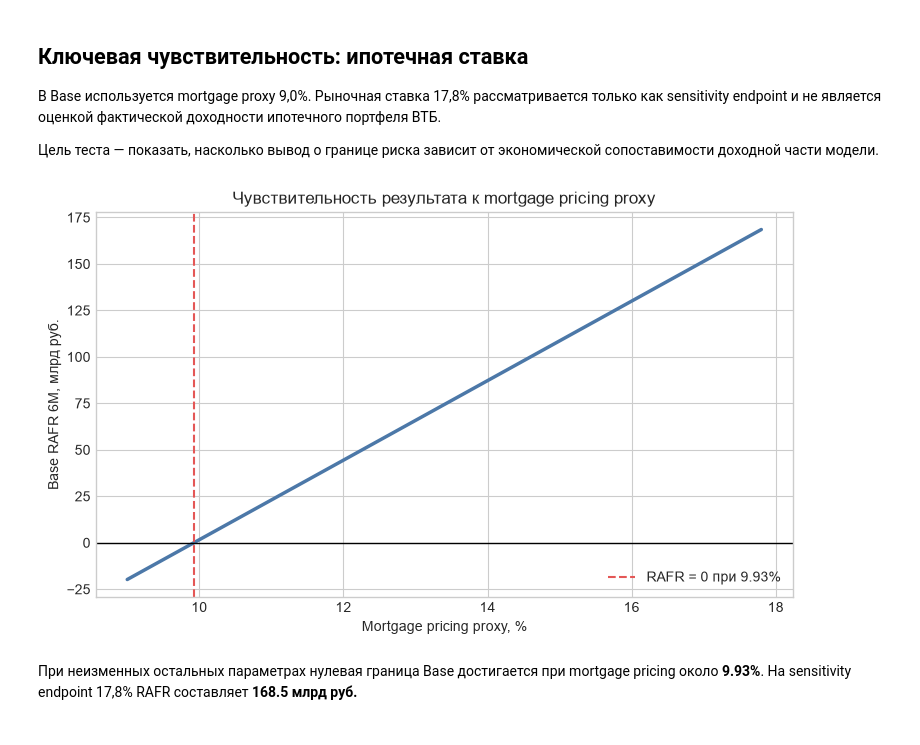
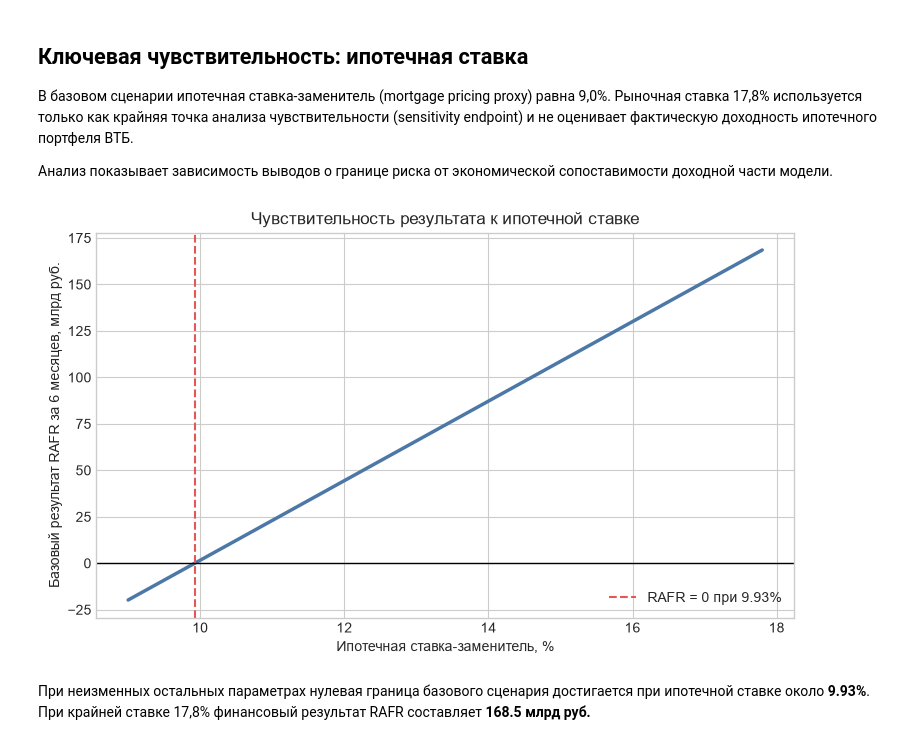
Before and after one commit to artdz1101/finatlon-retail-stress-test, a Jupyter notebook: notebooks/03_stress_model_calibration.ipynb, the cells around one changed output. Cells and saved outputs as stored; diff of their text form; code cells hidden in the pictures.

```diff
--- a/notebooks/03_stress_model_calibration.ipynb
+++ b/notebooks/03_stress_model_calibration.ipynb
@@ -235,32 +273,32 @@ display(threshold_view.style.hide(axis="index"))
 # %% [markdown]
 ## Ключевая чувствительность: ипотечная ставка
 
-В Base используется mortgage proxy 9,0%. Рыночная ставка 17,8% рассматривается только как sensitivity endpoint и не является оценкой фактической доходности ипотечного портфеля ВТБ.
+В базовом сценарии ипотечная ставка-заменитель (mortgage pricing proxy) равна 9,0%. Рыночная ставка 17,8% используется только как крайняя точка анализа чувствительности (sensitivity endpoint) и не оценивает фактическую доходность ипотечного портфеля ВТБ.
 
-Цель теста — показать, насколько вывод о границе риска зависит от экономической сопоставимости доходной части модели.
+Анализ показывает зависимость выводов о границе риска от экономической сопоставимости доходной части модели.
 # %%
 mortgage_row = base_results[base_results['product'].eq('Mortgage')].iloc[0]
 critical_mortgage_rate = mortgage_row.product_rate + (cfg.critical_result_bn - portfolio_result) / (mortgage_row.exposure * cfg.horizon_years)
 
 fig, ax = plt.subplots(figsize=(9, 5))
 ax.plot(mortgage_sensitivity.mortgage_pricing_rate * 100,
         mortgage_sensitivity.risk_adjusted_financial_result_bn, color="#4C78A8", linewidth=2.5)
 ax.axhline(0, color="black", linewidth=1)
 ax.axvline(critical_mortgage_rate * 100, color="#E45756", linestyle="--",
            label=f"RAFR = 0 при {critical_mortgage_rate:.2%}")
-ax.set_xlabel("Mortgage pricing proxy, %")
-ax.set_ylabel("Base RAFR 6M, млрд руб.")
-ax.set_title("Чувствительность результата к mortgage pricing proxy")
+ax.set_xlabel("Ипотечная ставка-заменитель, %")
+ax.set_ylabel("Базовый результат RAFR за 6 месяцев, млрд руб.")
+ax.set_title("Чувствительность результата к ипотечной ставке")
 ax.legend()
 plt.show()
 display(Markdown(
-    f"При неизменных остальных параметрах нулевая граница Base достигается при mortgage pricing около "
-    f"**{critical_mortgage_rate:.2%}**. На sensitivity endpoint 17,8% RAFR составляет "
+    f"При неизменных остальных параметрах нулевая граница базового сценария достигается при ипотечной ставке около "
+    f"**{critical_mortgage_rate:.2%}**. При крайней ставке 17,8% финансовый результат RAFR составляет "
     f"**{mortgage_sensitivity.iloc[-1].risk_adjusted_financial_result_bn:,.1f} млрд руб.**"
 ))
 # %% [output]
-[figure, old version]
+[figure, new version]
-При неизменных остальных параметрах нулевая граница Base достигается при mortgage pricing около **9.93%**. На sensitivity endpoint 17,8% RAFR составляет **168.5 млрд руб.**
+При неизменных остальных параметрах нулевая граница базового сценария достигается при ипотечной ставке около **9.93%**. При крайней ставке 17,8% финансовый результат RAFR составляет **168.5 млрд руб.**
 # %% [markdown]
 ## Предварительные научные выводы
 
```
Also changed, not shown: parts of 16 cells of this notebook, 13 other files.
